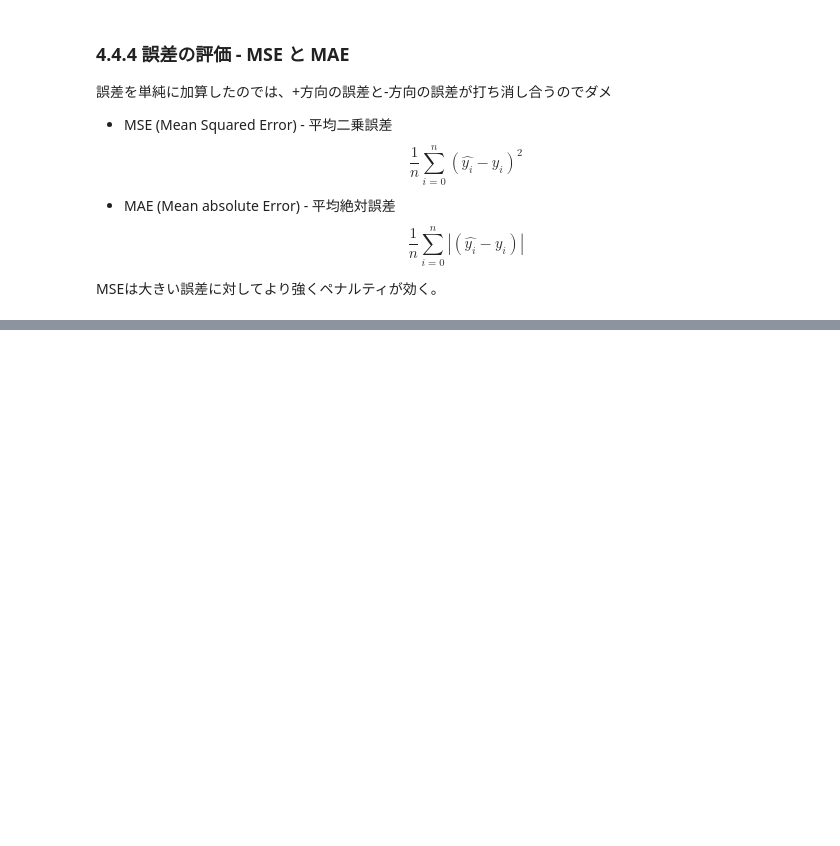
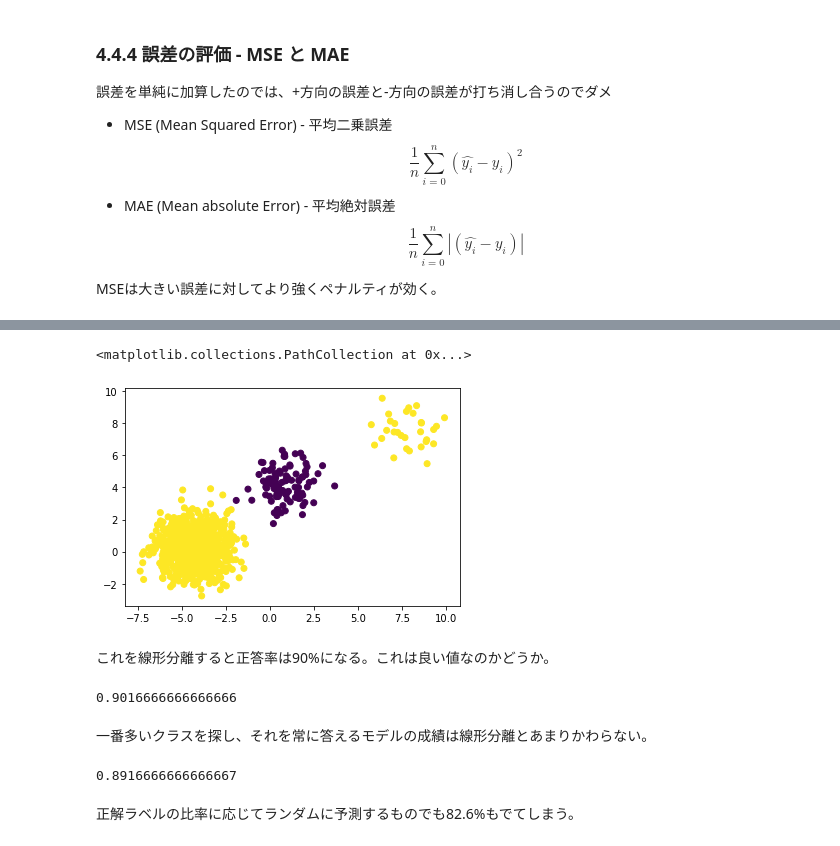
Before and after one commit to HidemotoNakada/j-techno, a Jupyter notebook: parts/4. モデルの評価とパラメータチューニング.ipynb, the cells around one changed output, grey strips where cells are left out. Saved outputs shown, nothing was run; the diff lists cells and outputs as text; code cells hidden in the pictures; blank space fills up the shorter version.

```diff
--- a/parts/4. モデルの評価とパラメータチューニング.ipynb
+++ b/parts/4. モデルの評価とパラメータチューニング.ipynb
@@ -366,0 +394,31 @@ MSEは大きい誤差に対してより強くペナルティが効く。
+# %%
+X, y = make_blobs(n_samples = [100, 870, 30], random_state=3)
+y[y==2] = 1
+plt.scatter(X[:,0], X[:,1], c=y)
+# %% [output]
+<matplotlib.collections.PathCollection at 0x...>
+[figure, added]
+# %% [markdown]
+これを線形分離すると正答率は90%になる。これは良い値なのかどうか。
+# %%
+
+X_train, X_test, y_train, y_test = train_test_split(X, y, random_state=3, train_size=0.4)
+lgr = LogisticRegression()
+lgr.fit(X_train, y_train)
+y_predict = lgr.predict(X_test)
+
+accuracy_score(y_test, y_predict)
+# %% [output]
+0.9016666666666666
+# %% [markdown]
+一番多いクラスを探し、それを常に答えるモデルの成績は線形分離とあまりかわらない。
+# %%
+from sklearn.dummy import DummyClassifier
+mst = DummyClassifier(strategy="most_frequent")
+mst.fit(X_train, y_train)
+y_predict = mst.predict(X_test)
+accuracy_score(y_test, y_predict)
+# %% [output]
+0.8916666666666667
+# %% [markdown]
+正解ラベルの比率に応じてランダムに予測するものでも82.6%もでてしまう。
```
Also changed, not shown: parts of 16 cells of this notebook, 20 other files.
